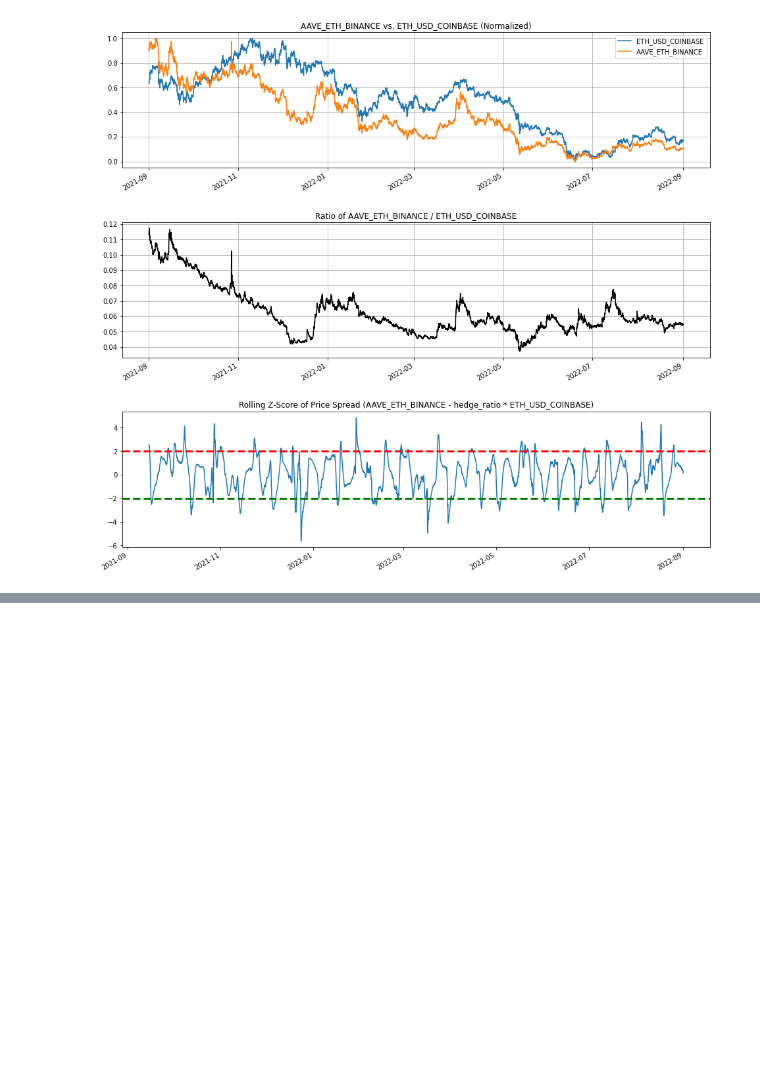
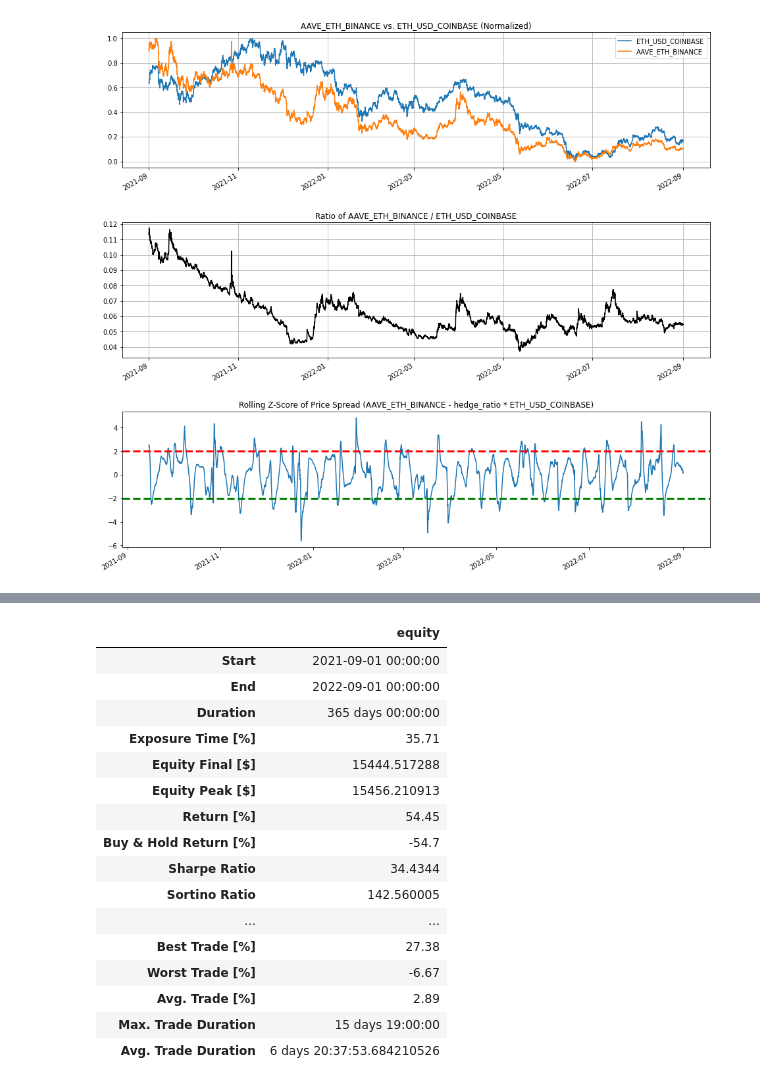
Before and after one commit to Algo-Trading-Project/trading-bot, a Jupyter notebook: src/backtest/Cointegration.ipynb, the cells around one changed output, grey strips where cells are left out. Saved outputs shown, nothing was run; the diff lists cells and outputs as text; code cells hidden in the pictures; blank space fills up the shorter version.

```diff
--- a/src/backtest/Cointegration.ipynb
+++ b/src/backtest/Cointegration.ipynb
@@ -699,0 +801,20 @@ p.visualize_results()
+# %%
+p.performance_metrics.T
+# %% [output]
+|  | equity |
+| Start | 2021-09-01 00:00:00 |
+| End | 2022-09-01 00:00:00 |
+| Duration | 365 days 00:00:00 |
+| Exposure Time [%] | 35.71 |
+| Equity Final [$] | 15444.517288 |
+| Equity Peak [$] | 15456.210913 |
+| Return [%] | 54.45 |
+| Buy & Hold Return [%] | -54.7 |
+| Sharpe Ratio | 34.4344 |
+| Sortino Ratio | 142.560005 |
+| ... | ... |
+| Best Trade [%] | 27.38 |
+| Worst Trade [%] | -6.67 |
+| Avg. Trade [%] | 2.89 |
+| Max. Trade Duration | 15 days 19:00:00 |
+| Avg. Trade Duration | 6 days 20:37:53.684210526 |
```
Also changed, not shown: parts of 8 cells of this notebook, 2 other files.
